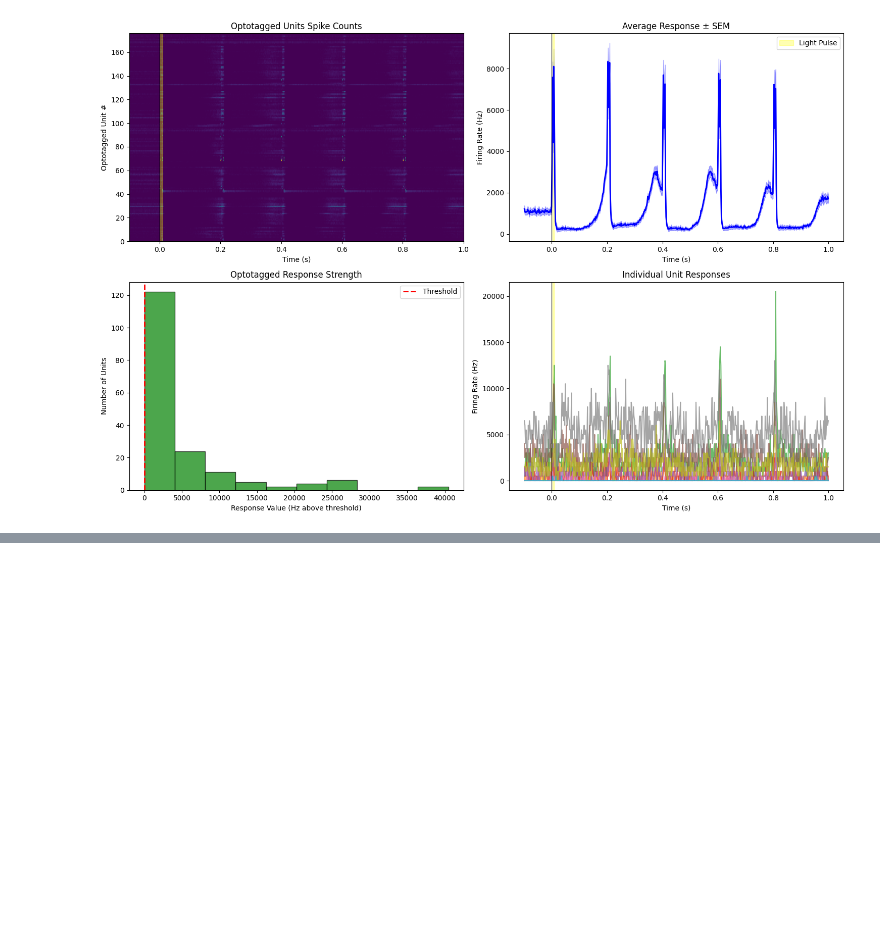
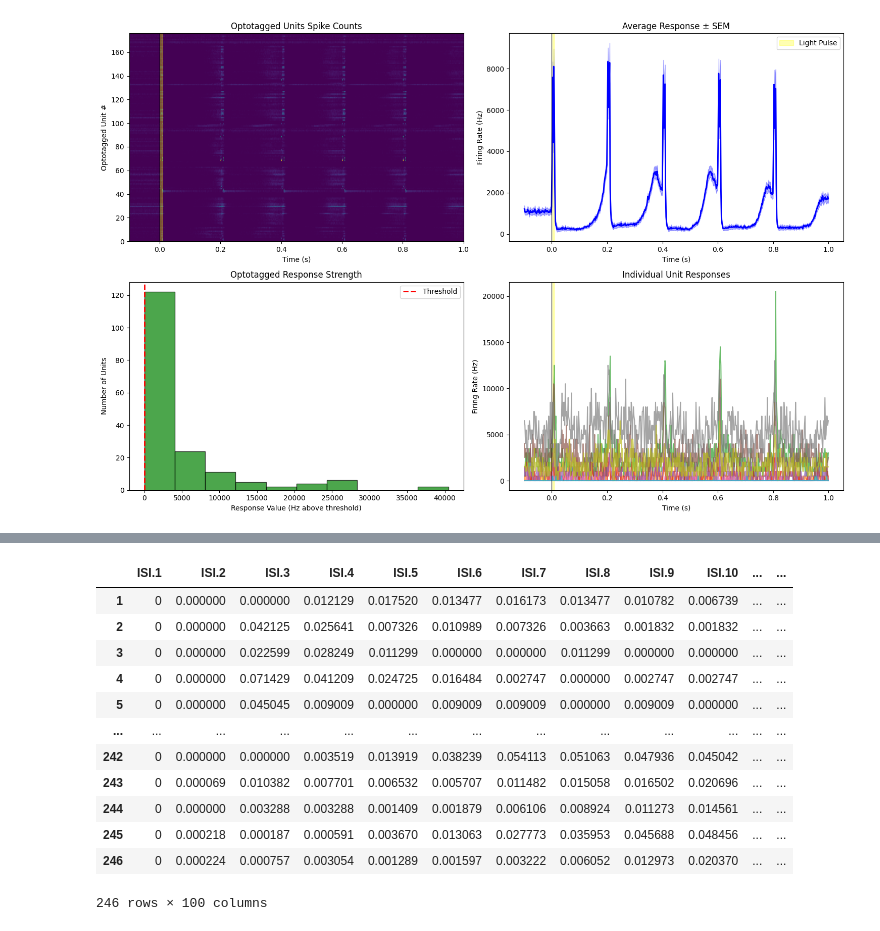
Before and after one commit to aghatpande/HIPPIE, a Jupyter notebook: test_opto_stim.ipynb, the cells around one changed output, grey strips where cells are left out. Saved outputs shown, nothing was run; the diff lists cells and outputs as text; code cells hidden in the pictures; blank space fills up the shorter version.

```diff
--- a/test_opto_stim.ipynb
+++ b/test_opto_stim.ipynb
@@ -603,0 +617,16 @@ Creating plots for 176 optotagged units...
+# %%
+isi_npx
+# %% [output]
+|  | ISI.1 | ISI.2 | ISI.3 | ISI.4 | ISI.5 | ISI.6 | ISI.7 | ISI.8 | ISI.9 | ISI.10 | ... | ... |
+| 1 | 0 | 0.000000 | 0.000000 | 0.012129 | 0.017520 | 0.013477 | 0.016173 | 0.013477 | 0.010782 | 0.006739 | ... | ... |
+| 2 | 0 | 0.000000 | 0.042125 | 0.025641 | 0.007326 | 0.010989 | 0.007326 | 0.003663 | 0.001832 | 0.001832 | ... | ... |
+| 3 | 0 | 0.000000 | 0.022599 | 0.028249 | 0.011299 | 0.000000 | 0.000000 | 0.011299 | 0.000000 | 0.000000 | ... | ... |
+| 4 | 0 | 0.000000 | 0.071429 | 0.041209 | 0.024725 | 0.016484 | 0.002747 | 0.000000 | 0.002747 | 0.002747 | ... | ... |
+| 5 | 0 | 0.000000 | 0.045045 | 0.009009 | 0.000000 | 0.009009 | 0.009009 | 0.000000 | 0.009009 | 0.000000 | ... | ... |
+| ... | ... | ... | ... | ... | ... | ... | ... | ... | ... | ... | ... | ... |
+| 242 | 0 | 0.000000 | 0.000000 | 0.003519 | 0.013919 | 0.038239 | 0.054113 | 0.051063 | 0.047936 | 0.045042 | ... | ... |
+| 243 | 0 | 0.000069 | 0.010382 | 0.007701 | 0.006532 | 0.005707 | 0.011482 | 0.015058 | 0.016502 | 0.020696 | ... | ... |
+| 244 | 0 | 0.000000 | 0.003288 | 0.003288 | 0.001409 | 0.001879 | 0.006106 | 0.008924 | 0.011273 | 0.014561 | ... | ... |
+| 245 | 0 | 0.000218 | 0.000187 | 0.000591 | 0.003670 | 0.013063 | 0.027773 | 0.035953 | 0.045688 | 0.048456 | ... | ... |
+| 246 | 0 | 0.000224 | 0.000757 | 0.003054 | 0.001289 | 0.001597 | 0.003222 | 0.006052 | 0.012973 | 0.020370 | ... | ... |
+246 rows × 100 columns
```
Also changed, not shown: parts of 6 cells of this notebook.
